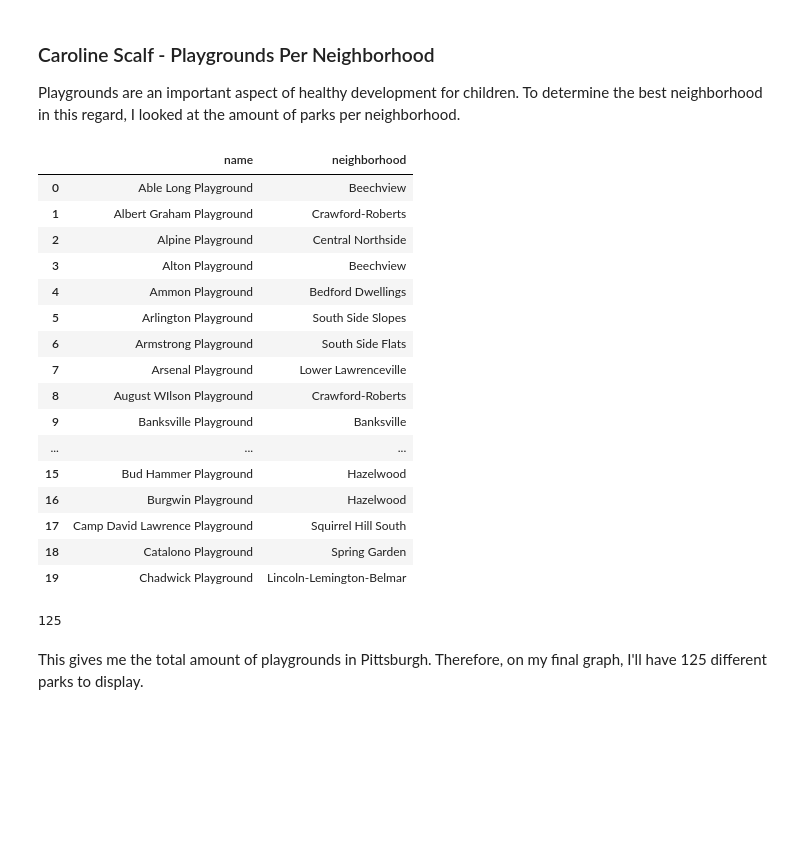
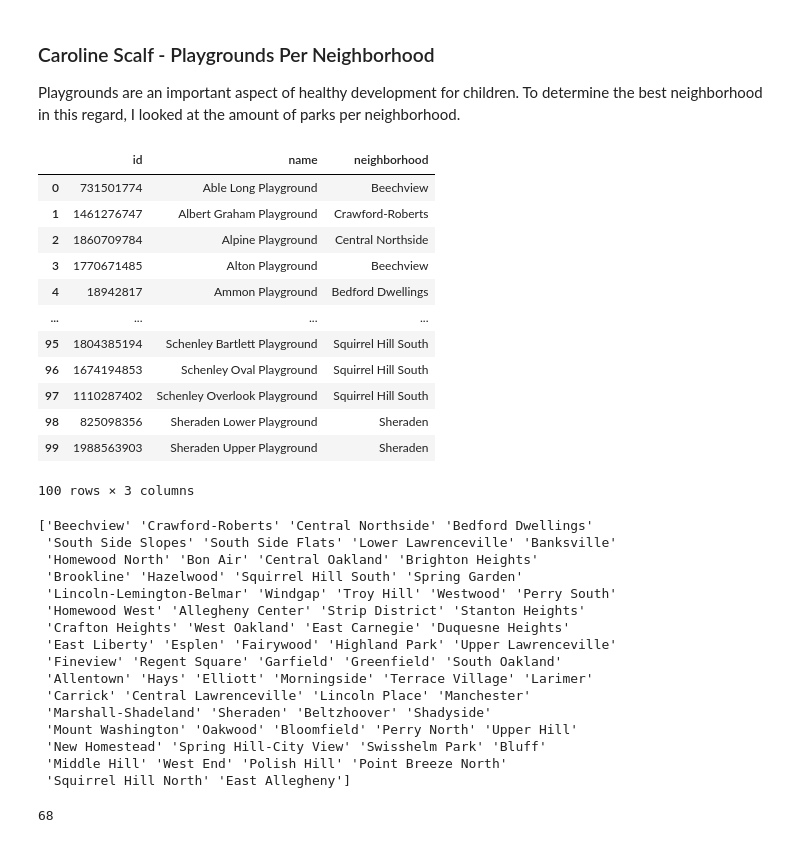
Before and after one commit to carolinescalf/final-project, a Jupyter notebook: Playgrounds.ipynb, the cells around one changed output. Drawn from its saved outputs; the diff is of its cells as text; code cells hidden in the pictures; blank space fills up the shorter version.

Commit message:
Additional playground info

```diff
--- a/Playgrounds.ipynb
+++ b/Playgrounds.ipynb
@@ -3,29 +3,43 @@
 Playgrounds are an important aspect of healthy development for children. To determine the best neighborhood in this regard, I looked at the amount of parks per neighborhood.
 # %%
 import pandas as pd
-playground = pd.read_csv('playgrounds.csv')[["name","neighborhood"]]
-playground.head(20)
+playground = pd.read_csv('playgrounds.csv')[["id","name","neighborhood"]]
+playground.head(100)
 # %% [output]
-|  | name | neighborhood |
-| 0 | Able Long Playground | Beechview |
-| 1 | Albert Graham Playground | Crawford-Roberts |
-| 2 | Alpine Playground | Central Northside |
-| 3 | Alton Playground | Beechview |
-| 4 | Ammon Playground | Bedford Dwellings |
-| 5 | Arlington Playground | South Side Slopes |
-| 6 | Armstrong Playground | South Side Flats |
-| 7 | Arsenal Playground | Lower Lawrenceville |
-| 8 | August WIlson Playground | Crawford-Roberts |
-| 9 | Banksville Playground | Banksville |
-| ... | ... | ... |
-| 15 | Bud Hammer Playground | Hazelwood |
-| 16 | Burgwin Playground | Hazelwood |
-| 17 | Camp David Lawrence Playground | Squirrel Hill South |
-| 18 | Catalono Playground | Spring Garden |
-| 19 | Chadwick Playground | Lincoln-Lemington-Belmar |
+|  | id | name | neighborhood |
+| 0 | 731501774 | Able Long Playground | Beechview |
+| 1 | 1461276747 | Albert Graham Playground | Crawford-Roberts |
+| 2 | 1860709784 | Alpine Playground | Central Northside |
+| 3 | 1770671485 | Alton Playground | Beechview |
+| 4 | 18942817 | Ammon Playground | Bedford Dwellings |
+| ... | ... | ... | ... |
+| 95 | 1804385194 | Schenley Bartlett Playground | Squirrel Hill South |
+| 96 | 1674194853 | Schenley Oval Playground | Squirrel Hill South |
+| 97 | 1110287402 | Schenley Overlook Playground | Squirrel Hill South |
+| 98 | 825098356 | Sheraden Lower Playground | Sheraden |
+| 99 | 1988563903 | Sheraden Upper Playground | Sheraden |
+100 rows × 3 columns
+# %%
+unique_playground = playground["neighborhood"].unique()
+print(unique_playground)
+# %% [output]
+['Beechview' 'Crawford-Roberts' 'Central Northside' 'Bedford Dwellings'
+ 'South Side Slopes' 'South Side Flats' 'Lower Lawrenceville' 'Banksville'
+ 'Homewood North' 'Bon Air' 'Central Oakland' 'Brighton Heights'
+ 'Brookline' 'Hazelwood' 'Squirrel Hill South' 'Spring Garden'
+ 'Lincoln-Lemington-Belmar' 'Windgap' 'Troy Hill' 'Westwood' 'Perry South'
+ 'Homewood West' 'Allegheny Center' 'Strip District' 'Stanton Heights'
+ 'Crafton Heights' 'West Oakland' 'East Carnegie' 'Duquesne Heights'
+ 'East Liberty' 'Esplen' 'Fairywood' 'Highland Park' 'Upper Lawrenceville'
+ 'Fineview' 'Regent Square' 'Garfield' 'Greenfield' 'South Oakland'
+ 'Allentown' 'Hays' 'Elliott' 'Morningside' 'Terrace Village' 'Larimer'
+ 'Carrick' 'Central Lawrenceville' 'Lincoln Place' 'Manchester'
+ 'Marshall-Shadeland' 'Sheraden' 'Beltzhoover' 'Shadyside'
+ 'Mount Washington' 'Oakwood' 'Bloomfield' 'Perry North' 'Upper Hill'
+ 'New Homestead' 'Spring Hill-City View' 'Swisshelm Park' 'Bluff'
+ 'Middle Hill' 'West End' 'Polish Hill' 'Point Breeze North'
+ 'Squirrel Hill North' 'East Allegheny']
 # %%
-len(playground)
+len(unique_playground)
 # %% [output]
-125
+68
-# %% [markdown]
-This gives me the total amount of playgrounds in Pittsburgh. Therefore, on my final graph, I'll have 125 different parks to display.
```
Also changed, not shown: parts of 11 cells of this notebook, 1 other file.
